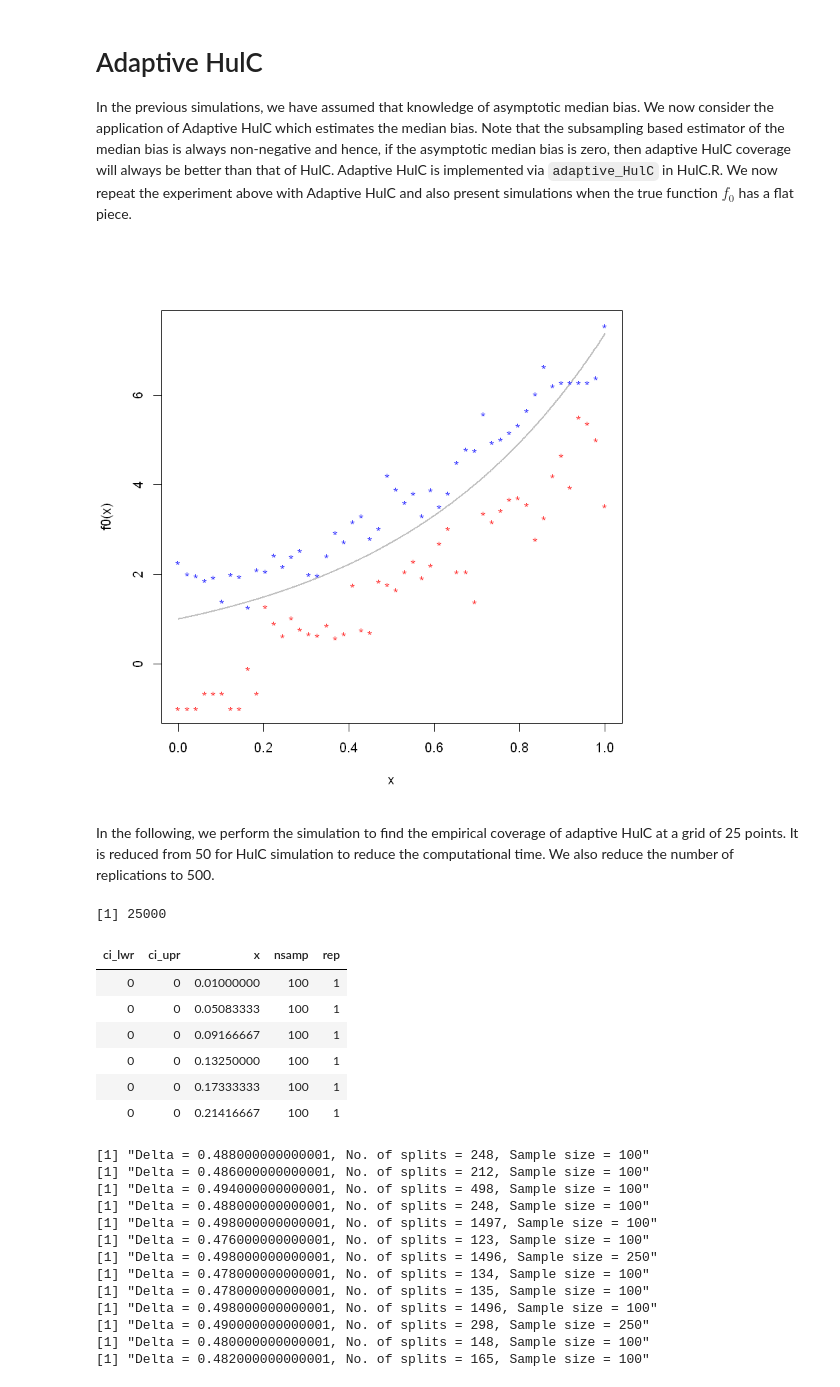
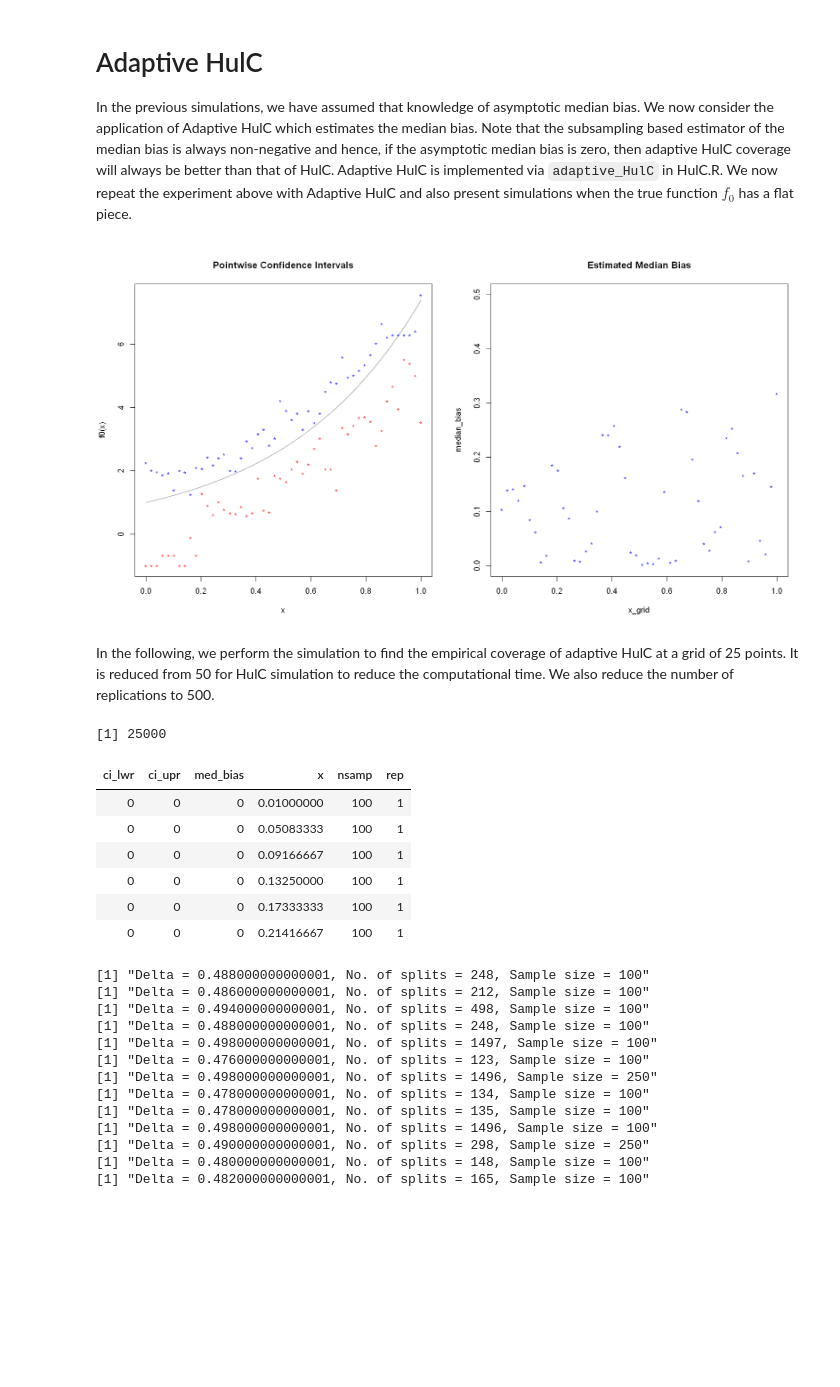
Before and after one commit to Arun-Kuchibhotla/HulC, a Jupyter notebook: R/HulC for Shape Constrained Regression.ipynb, the cells around one changed output. Drawn from its saved outputs; the diff is of its cells as text; code cells hidden in the pictures; blank space fills up the shorter version.

Commit message:
Update HulC for Shape Constrained Regression.ipynb
Added plots of estimated median bias.

```diff
--- a/R/HulC for Shape Constrained Regression.ipynb
+++ b/R/HulC for Shape Constrained Regression.ipynb
@@ -265,27 +270,34 @@ In the previous simulations, we have assumed that knowledge of asymptotic median
 # %%
 ## One replication
 set.seed(100)
 alpha <- 0.05
 x_grid <- seq(0, 1, length = 50)
 x_seq <- sort(runif(100))
 f0 <- function(x){ exp(2*x) }
 y_seq <- f0(x_seq) + rnorm(100)
 estimate <- function(dat){
   tmp <- isoreg(dat[,1], dat[,2])
   approxfun(sort(tmp$x), tmp$yf, method="constant", rule = 2)(x_grid)
 }
 ## We take alpha to be 0.05*length(x_grid) so that the confidence intervals
 ## constructed are non-simultaneous. This means that the coverage at each
 ## point is supposed to be 0.05 individually. The joint coverage is not
 ## controlled.
-tmp <- adaptive_HulC(cbind(x_seq, y_seq), estimate, alpha = alpha*length(x_grid), dim = length(x_grid))$CI
+tmp_aHulC <- adaptive_HulC(cbind(x_seq, y_seq), estimate, alpha = alpha*length(x_grid), dim = length(x_grid))
+tmp <- tmp_aHulC$CI
+median_bias <- tmp_aHulC$median.bias
 
+options(repr.plot.width=15, repr.plot.height=8)
+par(mfrow = c(1, 2))
 plot(seq(0, 1, len = 1000), f0(seq(0, 1, len = 1000)), type = 'l', col = "gray",
      ylim = c(min(tmp[,1],1), max(tmp[,2], exp(2))), xlab = "x", ylab = "f0(x)", lwd = 2)
 points(x_grid, tmp[,1], col = "red", pch = "*")
 points(x_grid, tmp[,2], col = "blue", pch = "*")
+title("Pointwise Confidence Intervals")
+plot(x_grid, median_bias, col = "blue", lwd = 2, ylim = c(0, 1/2), pch = "*")
+title("Estimated Median Bias")
 # %% [output]
-[figure, old version]
+[figure, new version]
 # %% [markdown]
 In the following, we perform the simulation to find the empirical coverage of adaptive HulC at a grid of 25 points. It is reduced from 50 for HulC simulation to reduce the computational time. We also reduce the number of replications to 500.
 # %%
@@ -301,6 +313,7 @@ final_grid <- expand.grid(x_grid, nsamp_seq, 1:nrep)
 colnames(final_grid) <- c("x", "nsamp", "rep")
 adaptive_hulc_final_grid <- data.frame(ci_lwr = rep(0, nrow(final_grid)),
                              ci_upr = rep(0, nrow(final_grid)),
+                             med_bias = rep(0, nrow(final_grid)),
                              x = final_grid[,1],
                              nsamp = final_grid[,2],
                              rep = final_grid[,3])
@@ -308,13 +321,13 @@ nrow(adaptive_hulc_final_grid)
 head(adaptive_hulc_final_grid)
 # %% [output]
 [1] 25000
-| ci_lwr | ci_upr | x | nsamp | rep |
-| 0 | 0 | 0.01000000 | 100 | 1 |
-| 0 | 0 | 0.05083333 | 100 | 1 |
-| 0 | 0 | 0.09166667 | 100 | 1 |
-| 0 | 0 | 0.13250000 | 100 | 1 |
-| 0 | 0 | 0.17333333 | 100 | 1 |
-| 0 | 0 | 0.21416667 | 100 | 1 |
+| ci_lwr | ci_upr | med_bias | x | nsamp | rep |
+| 0 | 0 | 0 | 0.01000000 | 100 | 1 |
+| 0 | 0 | 0 | 0.05083333 | 100 | 1 |
+| 0 | 0 | 0 | 0.09166667 | 100 | 1 |
+| 0 | 0 | 0 | 0.13250000 | 100 | 1 |
+| 0 | 0 | 0 | 0.17333333 | 100 | 1 |
+| 0 | 0 | 0 | 0.21416667 | 100 | 1 |
 # %%
 ## Setting seed for reproducibility
 set.seed(2021)
```
Also changed, not shown: parts of 8 cells of this notebook.
